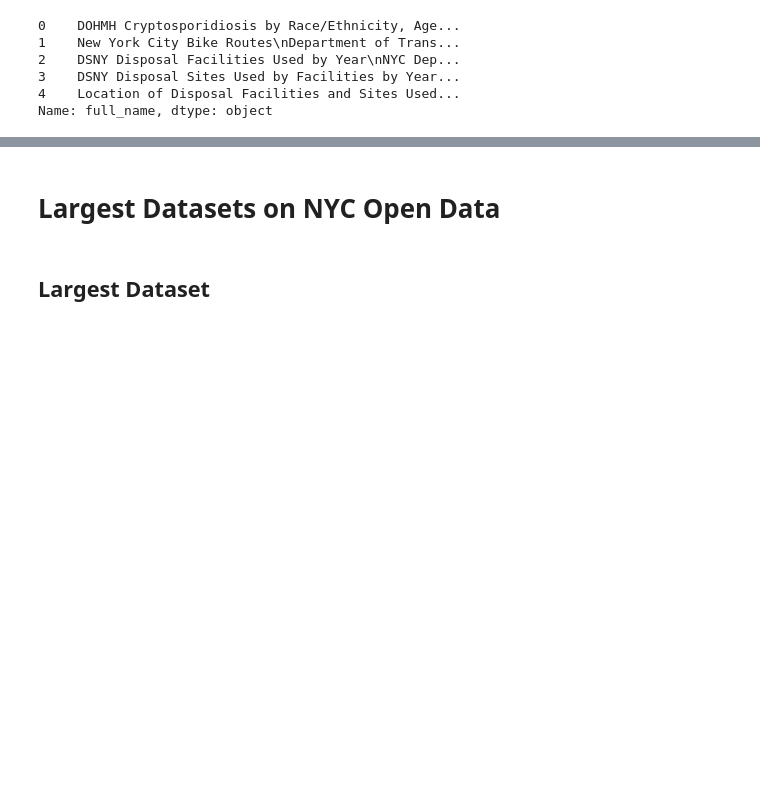
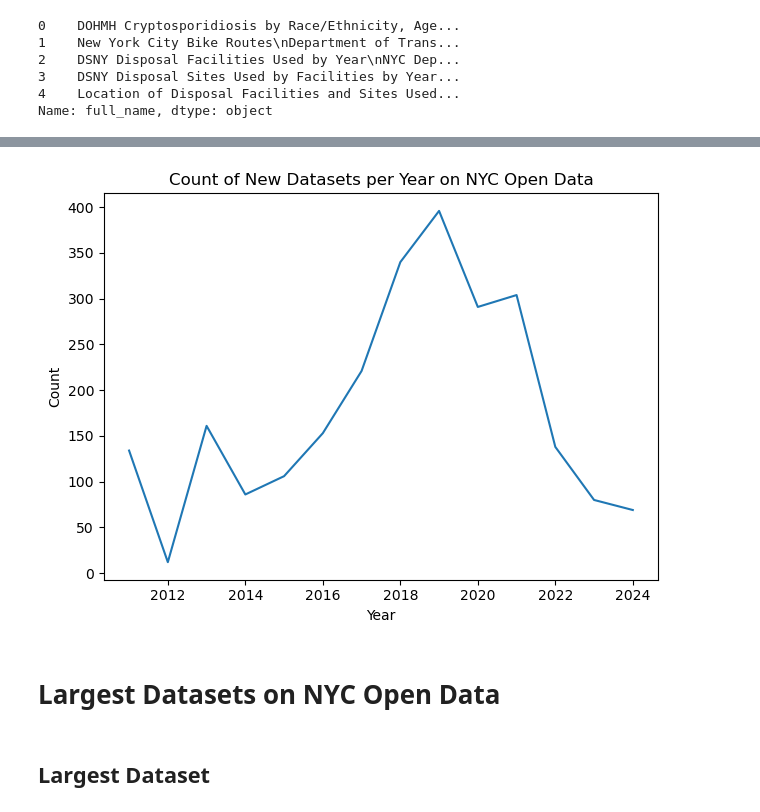
Before and after one commit to mebauer/nyc-open-bigdata, a Jupyter notebook: analysis.ipynb, the cells around one changed output, grey strips where cells are left out. Saved outputs shown, nothing was run; the diff lists cells and outputs as text; code cells hidden in the pictures; blank space fills up the shorter version.

```diff
--- a/analysis.ipynb
+++ b/analysis.ipynb
@@ -212,3 +196,22 @@ plt.savefig('figures/new-datasets.png', bbox_inches='tight', dpi=200)
+# %%
+data = (
+    df
+    .groupby(by='createdAtYear')['id']
+    .count()
+    .sort_index()
+    .rename('count')
+)
+
+sns.lineplot(data=data)
+
+plt.title('Count of New Datasets per Year on NYC Open Data')
+plt.xlabel('Year')
+plt.ylabel('Count')
+
+plt.tight_layout()
+plt.savefig('figures/new-datasets.png', bbox_inches='tight', dpi=200)
+# %% [output]
+[figure, added]
 # %% [markdown]
 # Largest Datasets on NYC Open Data
 # %% [markdown]
```
Also changed, not shown: parts of 26 cells of this notebook, 4 other files.
